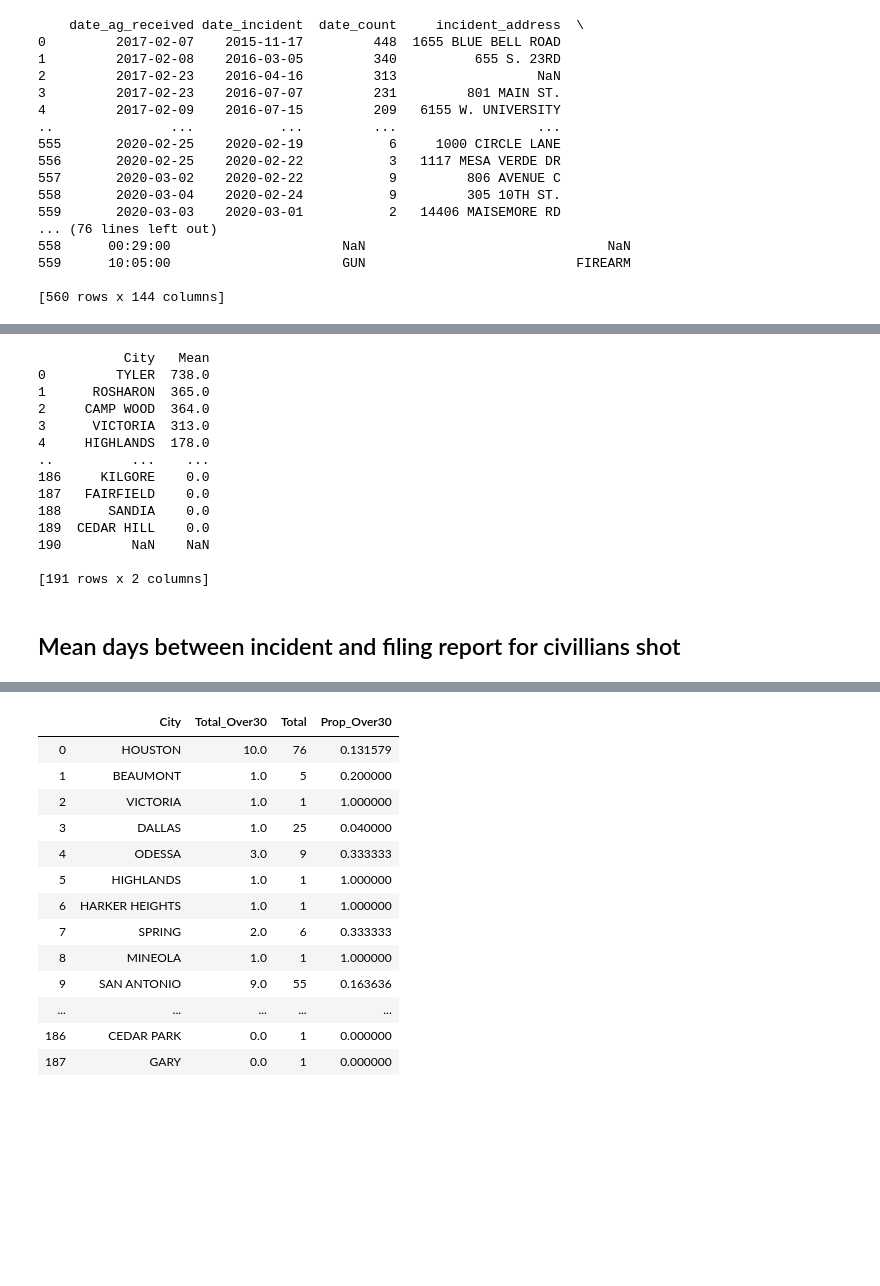
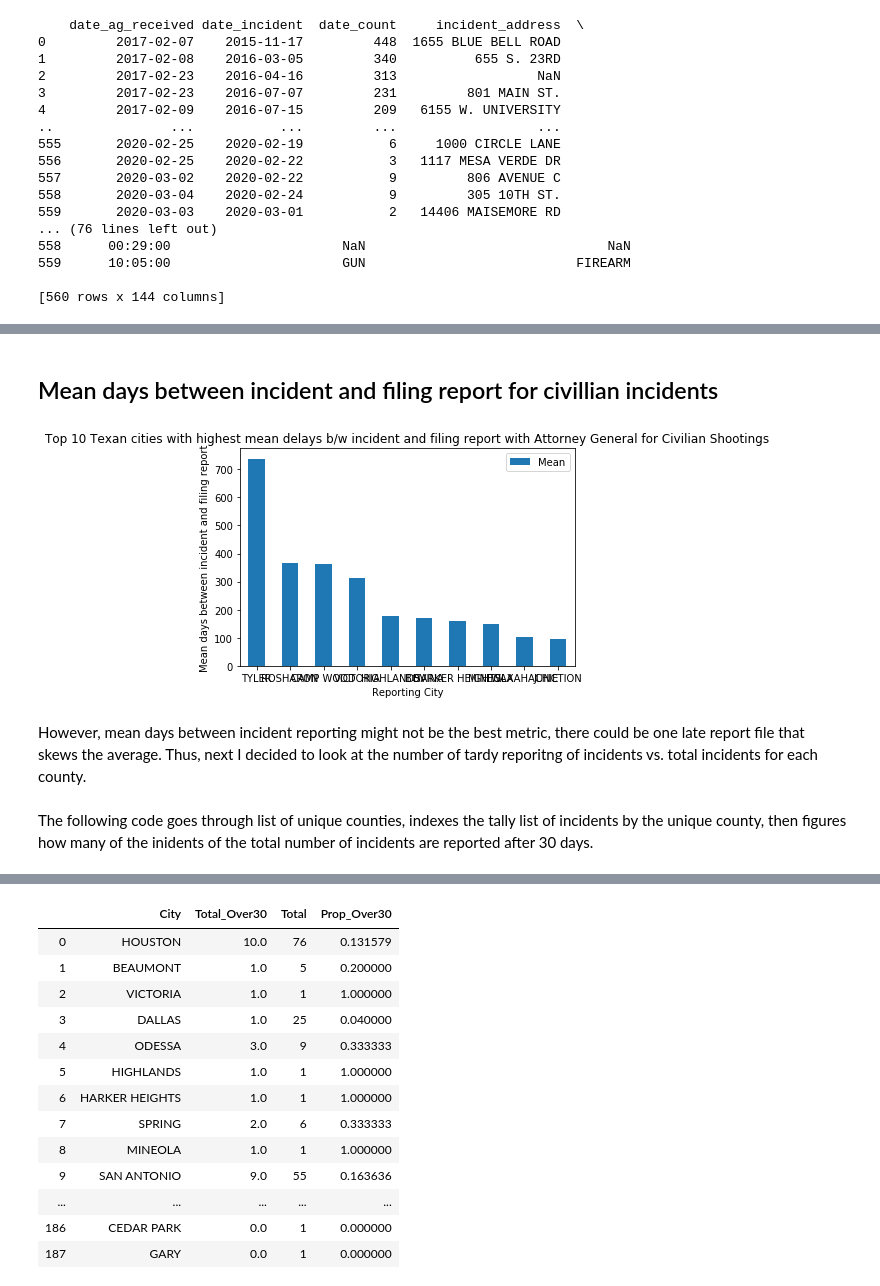
Before and after one commit to texas-justice-initiative/analysis, a Jupyter notebook: analyses/report_dates/date_report_diff.ipynb, the cells around one changed output, grey strips where cells are left out. Cells and saved outputs as stored; diff of their text form; code cells hidden in the pictures; blank space fills up the shorter version.

```diff
--- a/analyses/report_dates/date_report_diff.ipynb
+++ b/analyses/report_dates/date_report_diff.ipynb
@@ -186,0 +202,4 @@ civ_county_df
+# %%
+civ_county_df_asc = civ_county_df.sort_values(by='Mean', ascending=False)
+civ_county_df_asc = civ_county_df_asc.reset_index(drop=True)
+print(civ_county_df_asc)
@@ -187 +221,16 @@ civ_county_df
+# %% [markdown]
+## Mean days between incident and filing report for civillian incidents
+# %%
+civ_county_df_asc_1 = civ_county_df_asc[0:10]
+ax = civ_county_df_asc_1.plot.bar(x='City', y='Mean', rot=0)
+ax.set_title('Top 10 Texan cities with highest mean delays b/w incident and filing report with Attorney General for Civilian Shootings')
+ax.set_xlabel('Reporting City')
+ax.set_ylabel('Mean days between incident and filing report')
+plt.rcParams["figure.figsize"] = (20,10)
+# %% [output]
+[figure, added]
+# %% [markdown]
+However, mean days between incident reporting might not be the best metric, there could be one late report file that skews the average. Thus, next I decided to look at the number of tardy reporitng of incidents vs. total incidents for each county.
+# %% [markdown]
+The following code goes through list of unique counties, indexes the tally list of incidents by the unique county, then figures how many of the inidents of the total number of incidents are reported after 30 days.
 # %%
@@ -210,24 +258,3 @@ for n in range(len(civ_city_list)-1):
     prop_over_30 = np.mean(tally_over_30)
     over_civ_count_list.append({'City': this_city, 'Total_Over30': total_over_30, 'Total': this_city_total, 'Prop_Over30': prop_over_30})
     over_civ_count_df = pd.DataFrame(over_civ_count_list)
-# %%
-civ_county_df_asc = mean_civ_count_df.sort_values(by='Mean', ascending=False)
-civ_county_df_asc = civ_county_df_asc.reset_index(drop=True)
-print(civ_county_df_asc)
-# %% [output]
-           City   Mean
-0         TYLER  738.0
-1      ROSHARON  365.0
-2     CAMP WOOD  364.0
-3      VICTORIA  313.0
-4     HIGHLANDS  178.0
-..          ...    ...
-186     KILGORE    0.0
-187   FAIRFIELD    0.0
-188      SANDIA    0.0
-189  CEDAR HILL    0.0
-190         NaN    NaN
-
-[191 rows x 2 columns]
-# %% [markdown]
-## Mean days between incident and filing report for civillians shot
```
Also changed, not shown: parts of 43 cells of this notebook.
